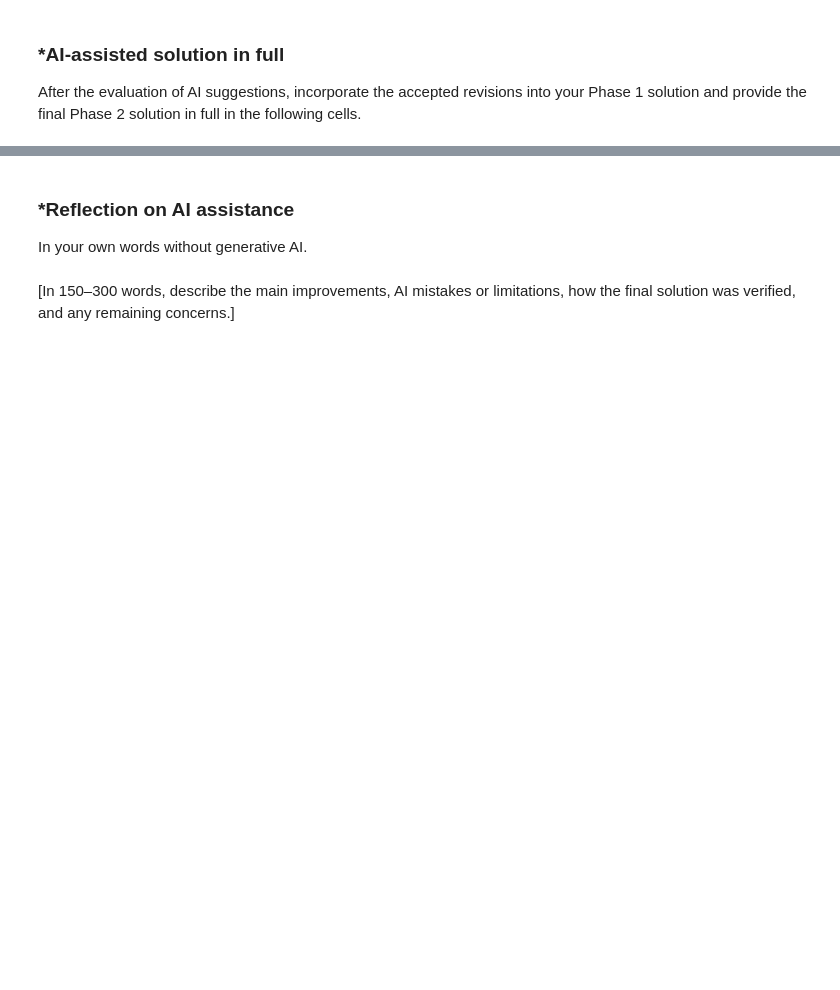
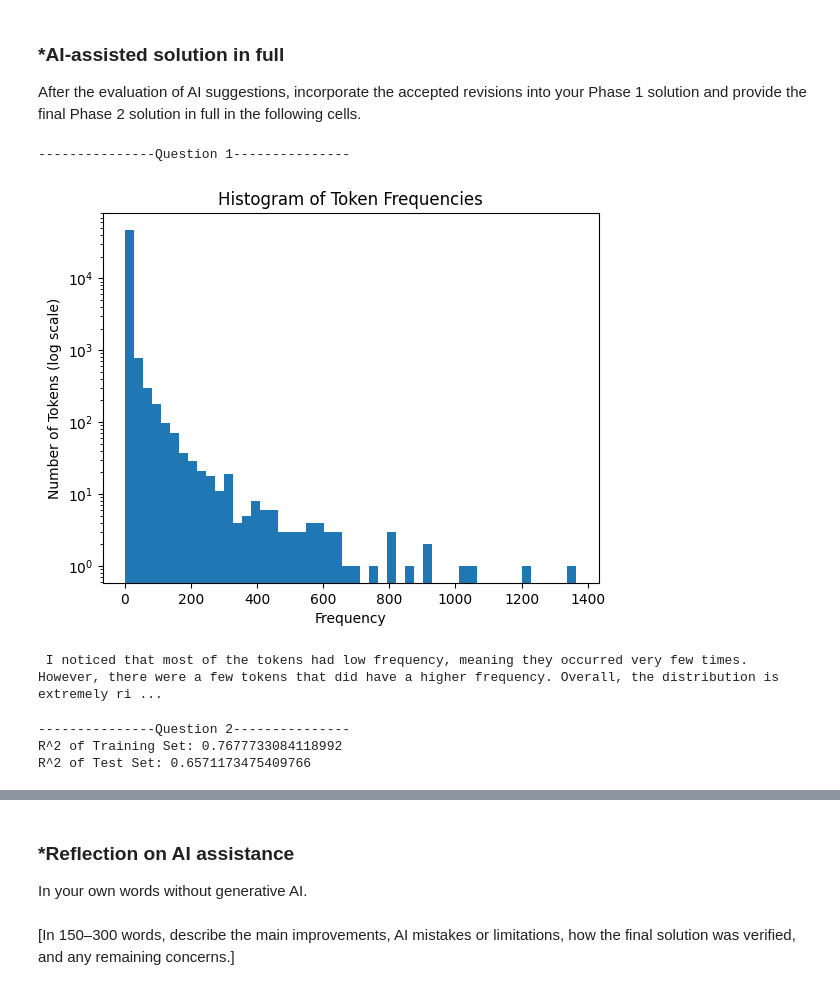
Before and after one commit to lanile200/A05-pca, a Jupyter notebook: notebook.ipynb, the cells around one changed output, grey strips where cells are left out. Cells and saved outputs as stored; diff of their text form; code cells hidden in the pictures; blank space fills up the shorter version.

Commit message:
Phase 2 Complete

```diff
--- a/notebook.ipynb
+++ b/notebook.ipynb
@@ -230,0 +237,64 @@ After the evaluation of AI suggestions, incorporate the accepted revisions into
+# %%
+# Your Phase 2 solution to the problem goes here.
+
+# Group imports together to avoid repeated imports in individual questions.
+import pickle
+from collections import Counter
+
+import matplotlib.pyplot as plt
+import pandas as pd
+import seaborn as sns
+from sklearn.decomposition import PCA
+from sklearn.linear_model import LinearRegression
+from sklearn.model_selection import train_test_split
+
+with open('all_tokens.pickle', 'rb') as file:
+    all_tokens = pickle.load(file)
+
+token_count = Counter(all_tokens)
+token_freq = token_count.most_common()
+# %%
+print('---------------Question 1---------------')
+
+# plotting histogram
+plt.hist(token_count.values(), bins=50)
+plt.xlabel('Frequency')
+plt.ylabel('Number of Tokens (log scale)')
+plt.yscale('log')
+plt.title('Histogram of Token Frequencies')
+plt.show()
+
+print('\n I noticed that most of the tokens had low frequency, meaning they occurred very few times. However, there were a few tokens that did have a higher frequency. Overall, the distribution is extremely right skewed due to most tokens having low frequency.')
+# %% [output]
+---------------Question 1---------------
+[figure, added]
+ I noticed that most of the tokens had low frequency, meaning they occurred very few times. However, there were a few tokens that did have a higher frequency. Overall, the distribution is extremely ri ...
+# %%
+print('---------------Question 2---------------')
+
+# loading data set
+df = pd.read_parquet('Phishing_clean.parquet')
+
+# seperating features and target
+X = df.drop(columns=['Email Type'])
+y = df['Email Type']
+
+# performing an 80/20 test train split
+X_train, X_test, y_train, y_test = train_test_split(
+    X, y, test_size=0.2, random_state=65
+)
+
+# running a linear regression on training data
+model = LinearRegression().fit(X_train, y_train)
+
+# calculating r^2 values
+train_r2 = model.score(X_train, y_train)
+test_r2 = model.score(X_test, y_test)
+
+# printing out r^2 values
+print('R^2 of Training Set: ' + str(train_r2))
+print('R^2 of Test Set: ' + str(test_r2))
+# %% [output]
+---------------Question 2---------------
+R^2 of Training Set: 0.7677733084118992
+R^2 of Test Set: 0.6571173475409766
```
Also changed, not shown: parts of 13 cells of this notebook.
